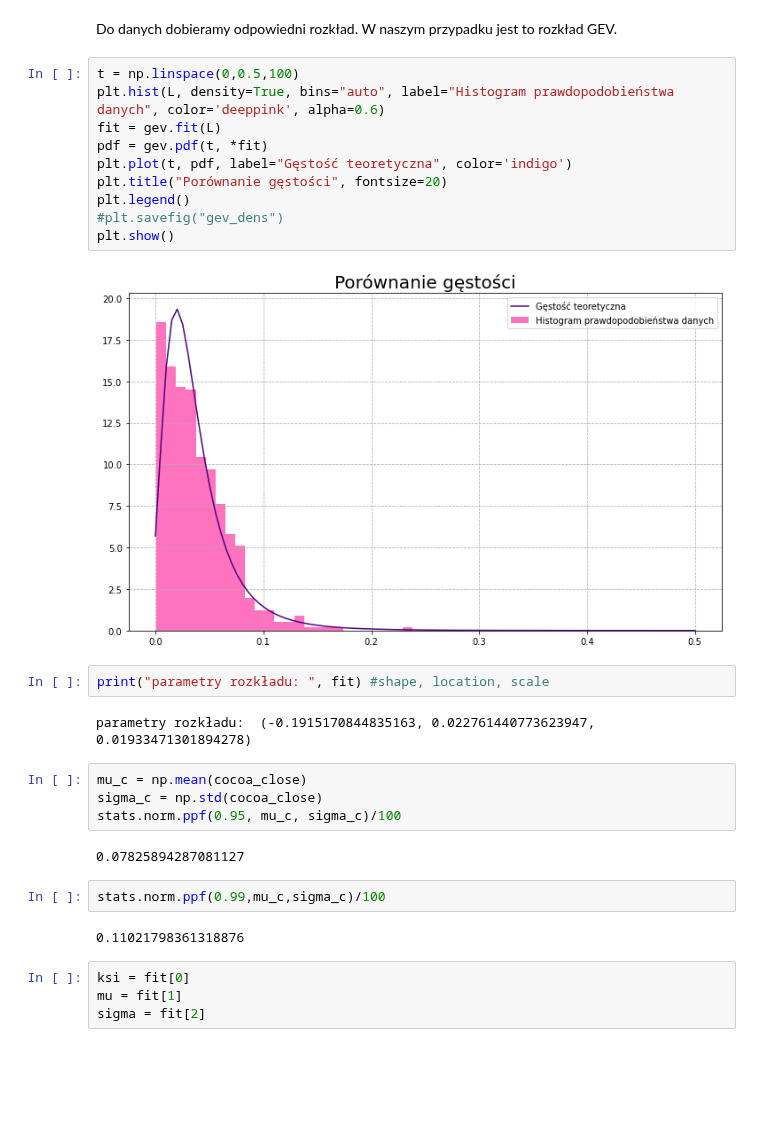
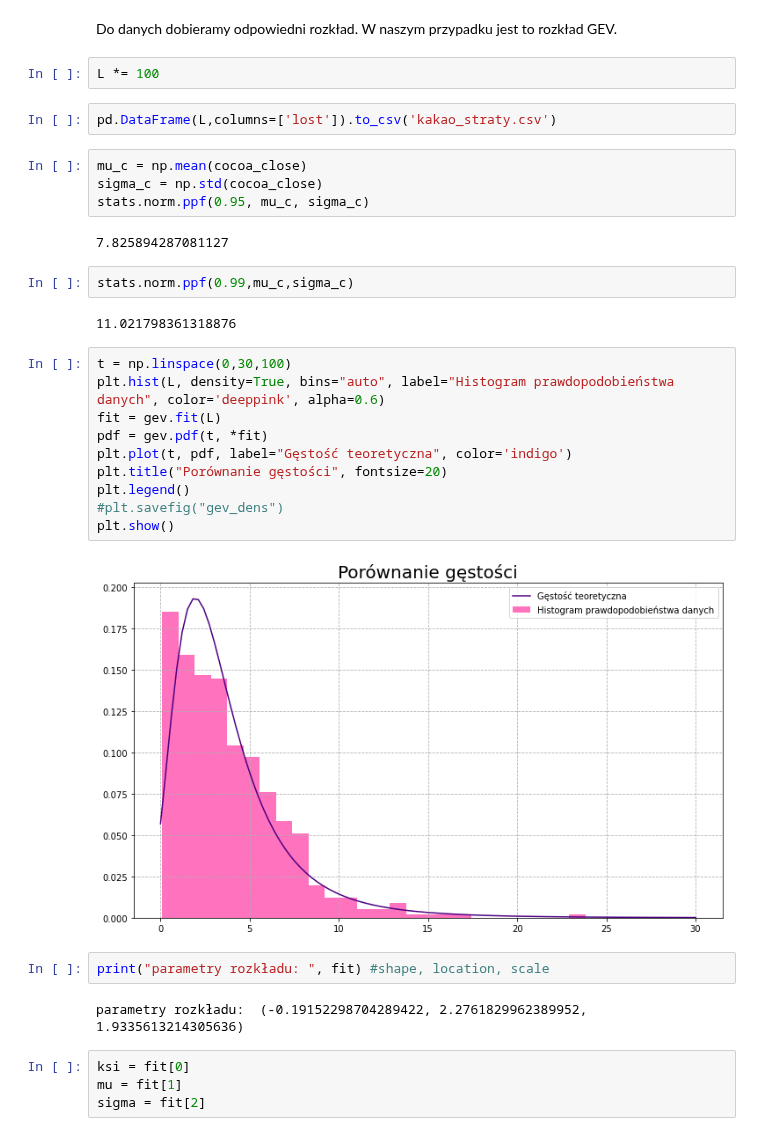
Before and after one commit to KatarzynaTurbanska/enterprise_risk_management, a Jupyter notebook: Prezentacja 4/value_at_risk.ipynb, the cells around one changed output. Drawn from its saved outputs; the diff is of its cells as text; blank space fills up the shorter version.

```diff
--- a/Prezentacja 4/value_at_risk.ipynb
+++ b/Prezentacja 4/value_at_risk.ipynb
@@ -170,32 +171,36 @@ Test Shapiro-Wilka: 2.2536489723279374e-06.
 [figure]
 # %% [markdown]
 Do danych dobieramy odpowiedni rozkład. W naszym przypadku jest to rozkład GEV.
+# %%
+L *= 100
+# %%
+pd.DataFrame(L,columns=['lost']).to_csv('kakao_straty.csv')
+# %%
+mu_c = np.mean(cocoa_close)
+sigma_c = np.std(cocoa_close)
+stats.norm.ppf(0.95, mu_c, sigma_c)
+# %% [output]
+7.825894287081127
+# %%
+stats.norm.ppf(0.99,mu_c,sigma_c)
+# %% [output]
+11.021798361318876
 # %%
-t = np.linspace(0,0.5,100)
+t = np.linspace(0,30,100)
 plt.hist(L, density=True, bins="auto", label="Histogram prawdopodobieństwa danych", color='deeppink', alpha=0.6)
 fit = gev.fit(L)
 pdf = gev.pdf(t, *fit)
 plt.plot(t, pdf, label="Gęstość teoretyczna", color='indigo')
 plt.title("Porównanie gęstości", fontsize=20)
 plt.legend()
 #plt.savefig("gev_dens")
 plt.show()
 # %% [output]
-[figure, old version]
+[figure, new version]
 # %%
 print("parametry rozkładu: ", fit) #shape, location, scale
 # %% [output]
-parametry rozkładu:  (-0.1915170844835163, 0.022761440773623947, 0.01933471301894278)
+parametry rozkładu:  (-0.19152298704289422, 2.2761829962389952, 1.9335613214305636)
-# %%
-mu_c = np.mean(cocoa_close)
-sigma_c = np.std(cocoa_close)
-stats.norm.ppf(0.95, mu_c, sigma_c)/100
-# %% [output]
-0.07825894287081127
-# %%
-stats.norm.ppf(0.99,mu_c,sigma_c)/100
-# %% [output]
-0.11021798361318876
 # %%
 ksi = fit[0]
 mu = fit[1]
```
Also changed, not shown: parts of 12 cells of this notebook, 2 other files.
